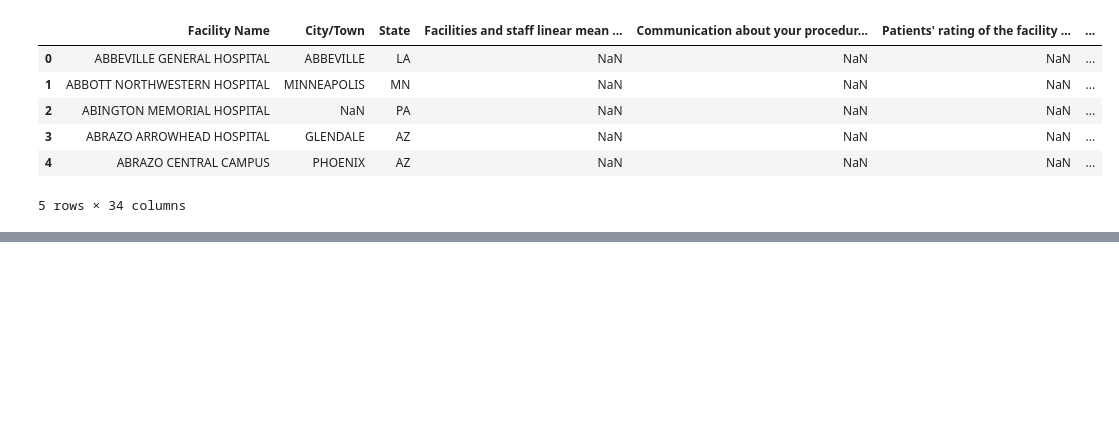
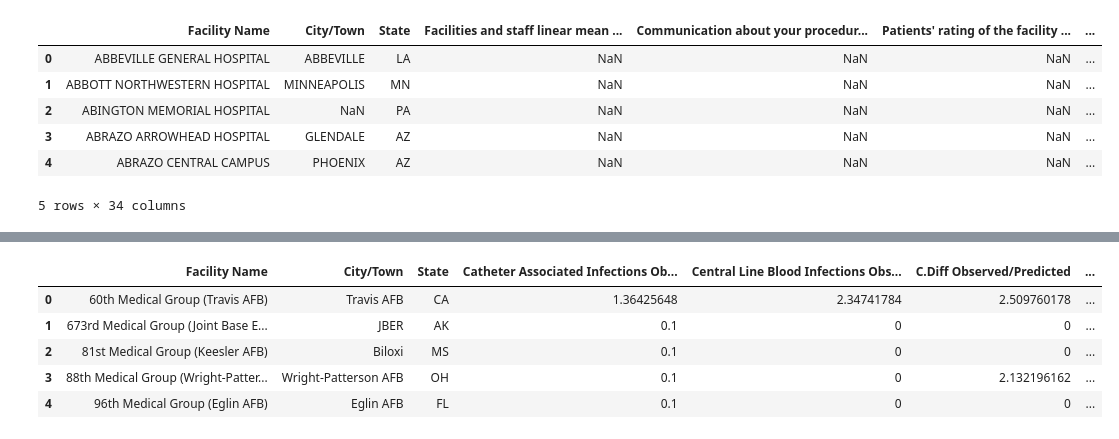
Before and after one commit to JackBrandt/jackbrandt.github.io, a Jupyter notebook: data_cleaning_joining.ipynb, the cells around one changed output, grey strips where cells are left out. Cells and saved outputs as stored; diff of their text form; code cells hidden in the pictures; blank space fills up the shorter version.

```diff
--- a/data_cleaning_joining.ipynb
+++ b/data_cleaning_joining.ipynb
@@ -269,0 +341,11 @@ join3.head()
+# %%
+# Consolidated Data
+hai_pivot=pd.read_csv('hai_pivot.csv')
+hai_pivot.head()
+# %% [output]
+|  | Facility Name | City/Town | State | Catheter Associated Infections Ob... | Central Line Blood Infections Obs... | C.Diff Observed/Predicted | ... |
+| 0 | 60th Medical Group (Travis AFB) | Travis AFB | CA | 1.36425648 | 2.34741784 | 2.509760178 | ... |
+| 1 | 673rd Medical Group (Joint Base E... | JBER | AK | 0.1 | 0 | 0 | ... |
+| 2 | 81st Medical Group (Keesler AFB) | Biloxi | MS | 0.1 | 0 | 0 | ... |
+| 3 | 88th Medical Group (Wright-Patter... | Wright-Patterson AFB | OH | 0.1 | 0 | 2.132196162 | ... |
+| 4 | 96th Medical Group (Eglin AFB) | Eglin AFB | FL | 0.1 | 0 | 0 | ... |
```
Also changed, not shown: parts of 7 cells of this notebook, 7 other files.
